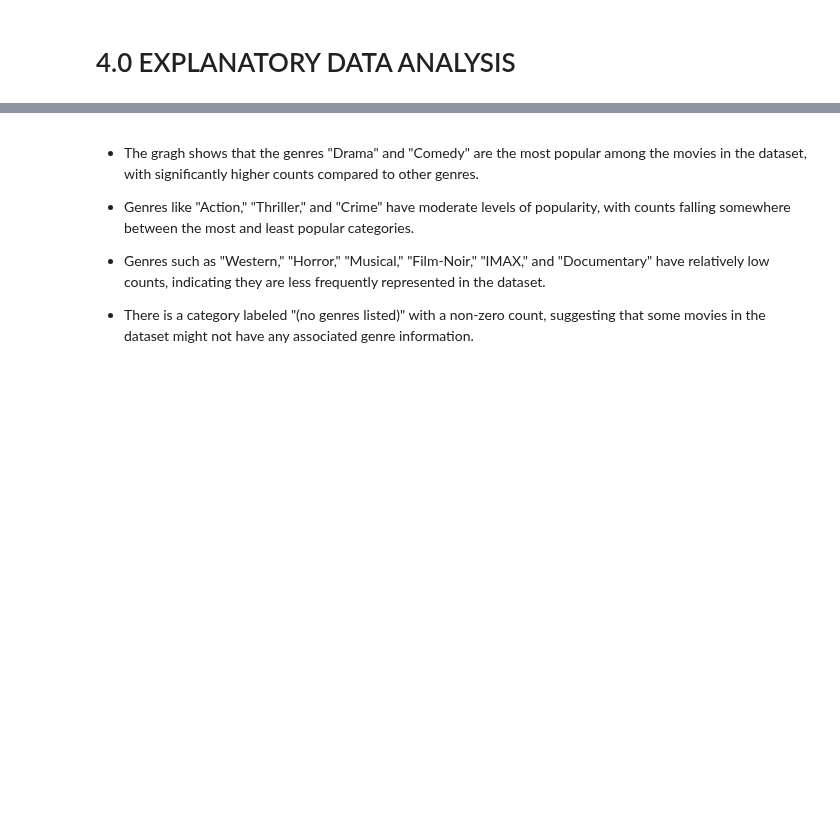
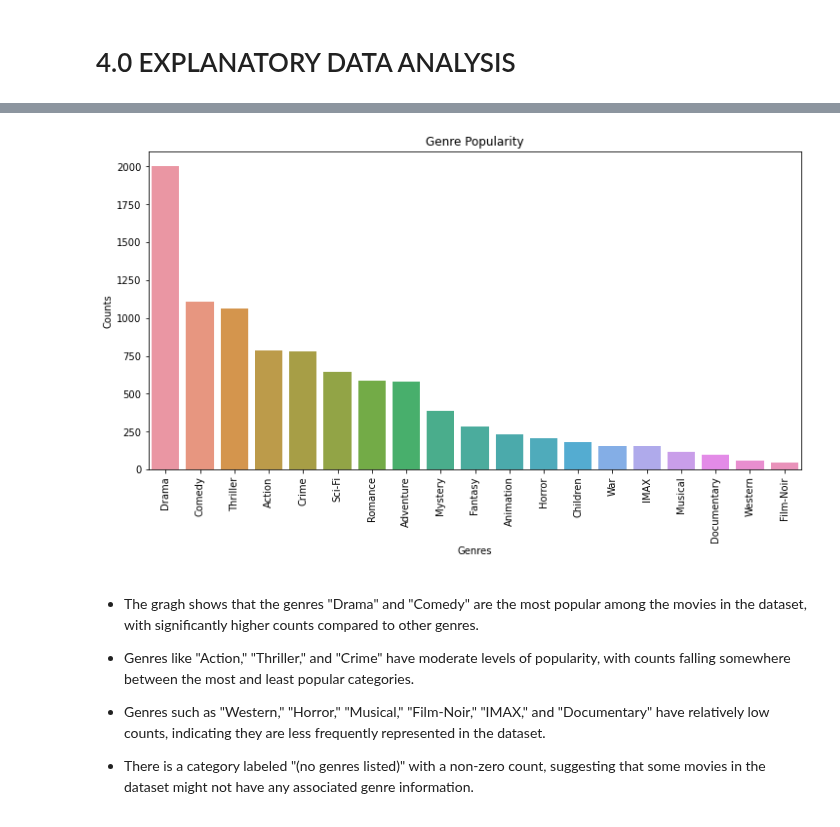
Before and after one commit to ruth-kitasi/Movielens-Recommendation-System, a Jupyter notebook: index.ipynb, the cells around one changed output, grey strips where cells are left out. Cells and saved outputs as stored; diff of their text form; code cells hidden in the pictures; blank space fills up the shorter version.

```diff
--- a/index.ipynb
+++ b/index.ipynb
@@ -687,3 +635,23 @@ plt.show()
+# %%
+import matplotlib.pyplot as plt
+import seaborn as sns
+
+# Sample genre_counts dictionary
+# genre_counts = {'Action': 50, 'Drama': 80, 'Comedy': 70, ...}
+
+# Sort the genre_counts dictionary by values (counts) in descending order
+sorted_genre_counts = dict(sorted(genre_counts.items(), key=lambda item: item[1], reverse=True))
+
+# Create the bar plot
+plt.figure(figsize=(12, 6))
+sns.barplot(x=list(sorted_genre_counts.keys()), y=list(sorted_genre_counts.values()))
+plt.xticks(rotation=90)
+plt.title('Genre Popularity')
+plt.xlabel('Genres')  # Optional: Add x-axis label
+plt.ylabel('Counts')   # Optional: Add y-axis label
+plt.show()
+# %% [output]
+[figure, added]
 # %% [markdown]
 * The gragh shows that the genres "Drama" and "Comedy" are the most popular among the movies in the dataset, with significantly higher counts compared to other genres.
 
```
Also changed, not shown: parts of 22 cells of this notebook.
